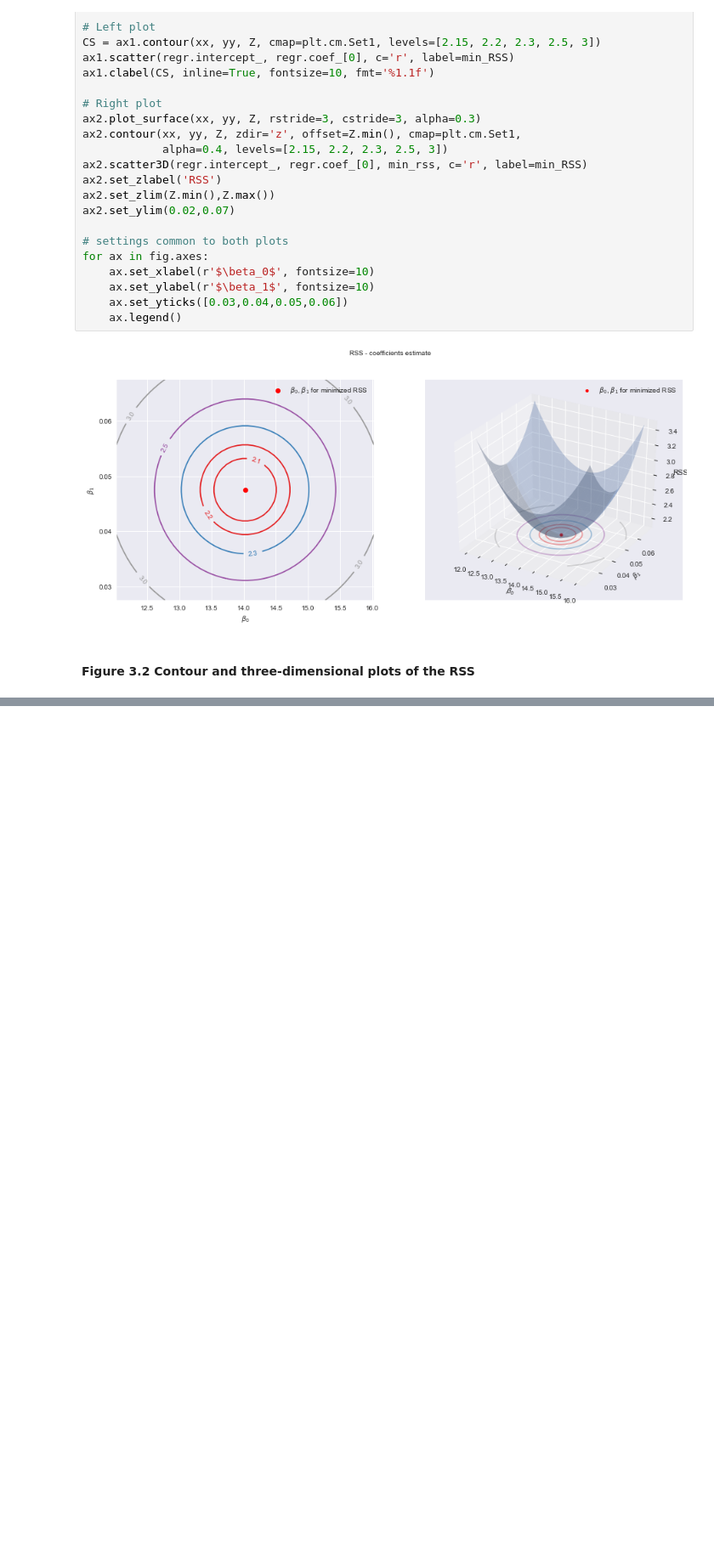
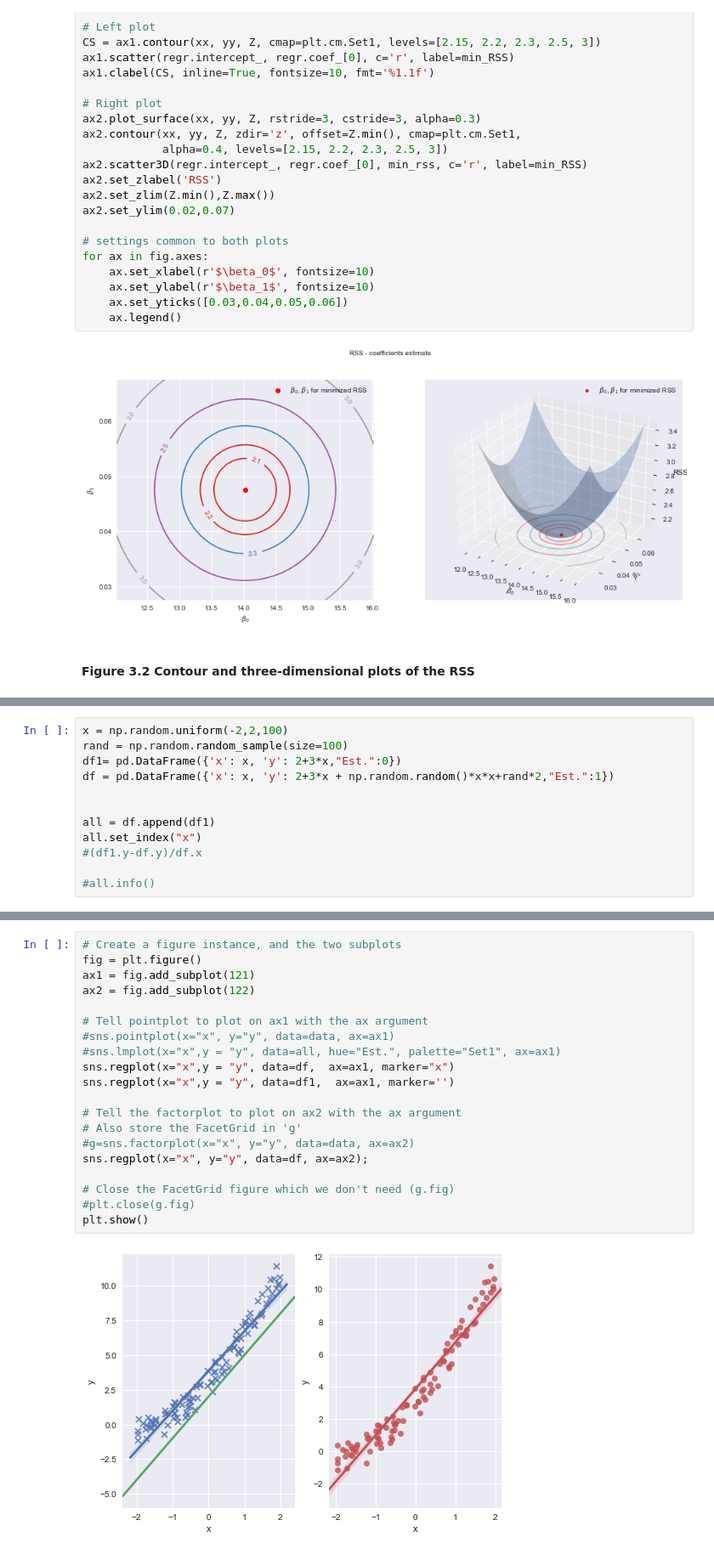
Before and after one commit to monkeyxite/ISL, a Jupyter notebook: C3.ipynb, the cells around one changed output, grey strips where cells are left out. Shown at 85% size. Drawn from its saved outputs; the diff is of its cells as text; blank space fills up the shorter version.

```diff
--- a/C3.ipynb
+++ b/C3.ipynb
@@ -144,0 +160,12 @@ for ax in fig.axes:
+# %%
+x = np.random.uniform(-2,2,100)
+rand = np.random.random_sample(size=100)
+df1= pd.DataFrame({'x': x, 'y': 2+3*x,"Est.":0})
+df = pd.DataFrame({'x': x, 'y': 2+3*x + np.random.random()*x*x+rand*2,"Est.":1})
+
+
+all = df.append(df1)
+all.set_index("x")
+#(df1.y-df.y)/df.x
+
+#all.info()
@@ -144,0 +192,22 @@ for ax in fig.axes:
+# %%
+# Create a figure instance, and the two subplots
+fig = plt.figure()
+ax1 = fig.add_subplot(121)
+ax2 = fig.add_subplot(122)
+
+# Tell pointplot to plot on ax1 with the ax argument
+#sns.pointplot(x="x", y="y", data=data, ax=ax1)
+#sns.lmplot(x="x",y = "y", data=all, hue="Est.", palette="Set1", ax=ax1)
+sns.regplot(x="x",y = "y", data=df,  ax=ax1, marker="x")
+sns.regplot(x="x",y = "y", data=df1,  ax=ax1, marker='')
+
+# Tell the factorplot to plot on ax2 with the ax argument
+# Also store the FacetGrid in 'g'
+#g=sns.factorplot(x="x", y="y", data=data, ax=ax2)
+sns.regplot(x="x", y="y", data=df, ax=ax2);
+
+# Close the FacetGrid figure which we don't need (g.fig)
+#plt.close(g.fig)
+plt.show()
+# %% [output]
+[figure, added]
```
Also changed, not shown: parts of 13 cells of this notebook.
